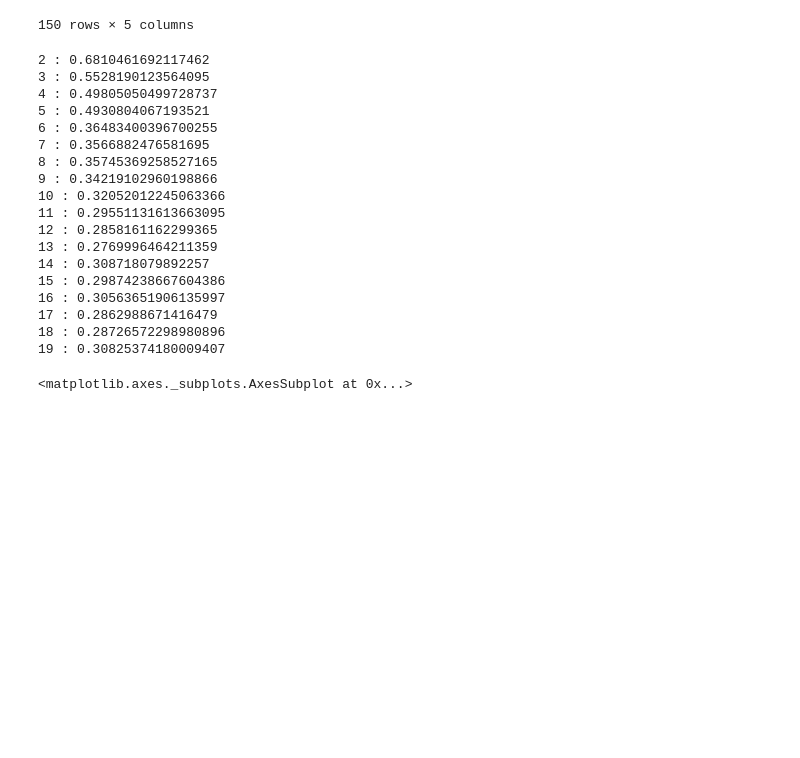
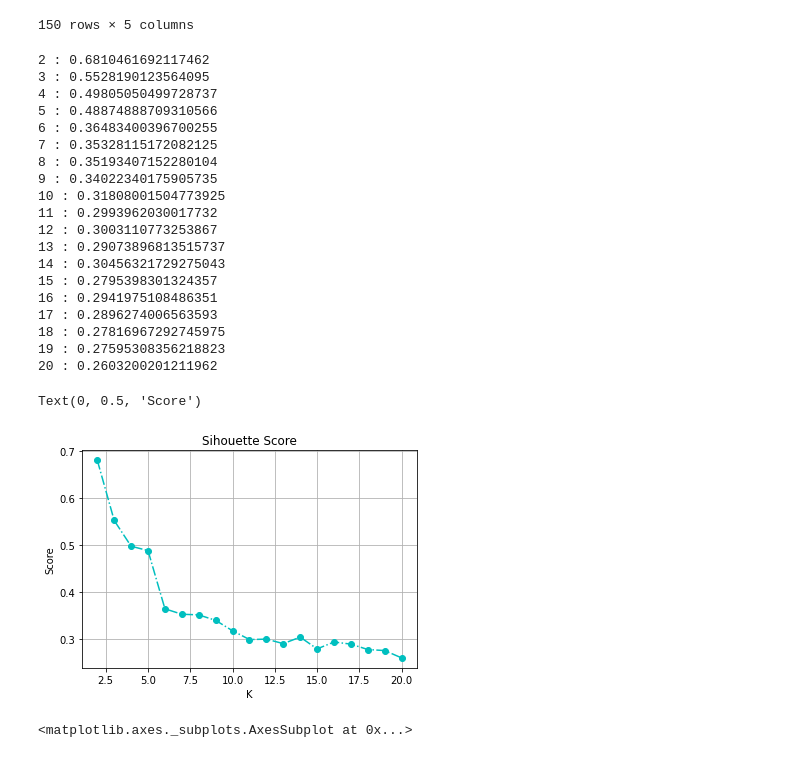
Before and after one commit to yihong1011/TibameML, a Jupyter notebook: 03_cluster.ipynb, the cells around one changed output. Drawn from its saved outputs; the diff is of its cells as text; code cells hidden in the pictures; blank space fills up the shorter version.

```diff
--- a/03_cluster.ipynb
+++ b/03_cluster.ipynb
@@ -56,31 +56,47 @@ df
 # %%
 # 找出合理的K值
 from sklearn.metrics import silhouette_score
-
-for k in range(2, 20):
-  test = KMeans(n_clusters=k)
-  test.fit(iris["data"])
-  score = silhouette_score(iris["data"], test.labels_)
+plot_x = []
+plot_y = []
+# 帶入K值為2~20
+for k in range(2, 21):
+  clu = KMeans(n_clusters=k)
+  clu.fit(iris["data"])
+  score = silhouette_score(iris["data"], clu.labels_)
+  plot_x.append(k)
+  plot_y.append(score)
   print(k, ":", score)
 # %% [output]
 2 : 0.6810461692117462
 3 : 0.5528190123564095
 4 : 0.49805050499728737
-5 : 0.4930804067193521
+5 : 0.48874888709310566
 6 : 0.36483400396700255
-7 : 0.3566882476581695
-8 : 0.35745369258527165
-9 : 0.34219102960198866
-10 : 0.32052012245063366
-11 : 0.29551131613663095
-12 : 0.2858161162299365
-13 : 0.2769996464211359
-14 : 0.308718079892257
-15 : 0.29874238667604386
-16 : 0.30563651906135997
-17 : 0.2862988671416479
-18 : 0.28726572298980896
-19 : 0.30825374180009407
+7 : 0.35328115172082125
+8 : 0.35193407152280104
+9 : 0.34022340175905735
+10 : 0.31808001504773925
+11 : 0.2993962030017732
+12 : 0.3003110773253867
+13 : 0.29073896813515737
+14 : 0.30456321729275043
+15 : 0.2795398301324357
+16 : 0.2941975108486351
+17 : 0.2896274006563593
+18 : 0.27816967292745975
+19 : 0.27595308356218823
+20 : 0.2603200201211962
+# %%
+# 繪出折線圖方便看
+import matplotlib.pyplot as plt
+plt.plot(plot_x, plot_y, "co-.")
+plt.grid(True)
+plt.title("Sihouette Score")
+plt.xlabel("K")
+plt.ylabel("Score")
+# %% [output]
+Text(0, 0.5, 'Score')
+[figure, added]
 # %%
 # K值=2最為合理，但與事實不符
 # 呈現圖像來理解
```
Also changed, not shown: parts of 1 cell of this notebook.
